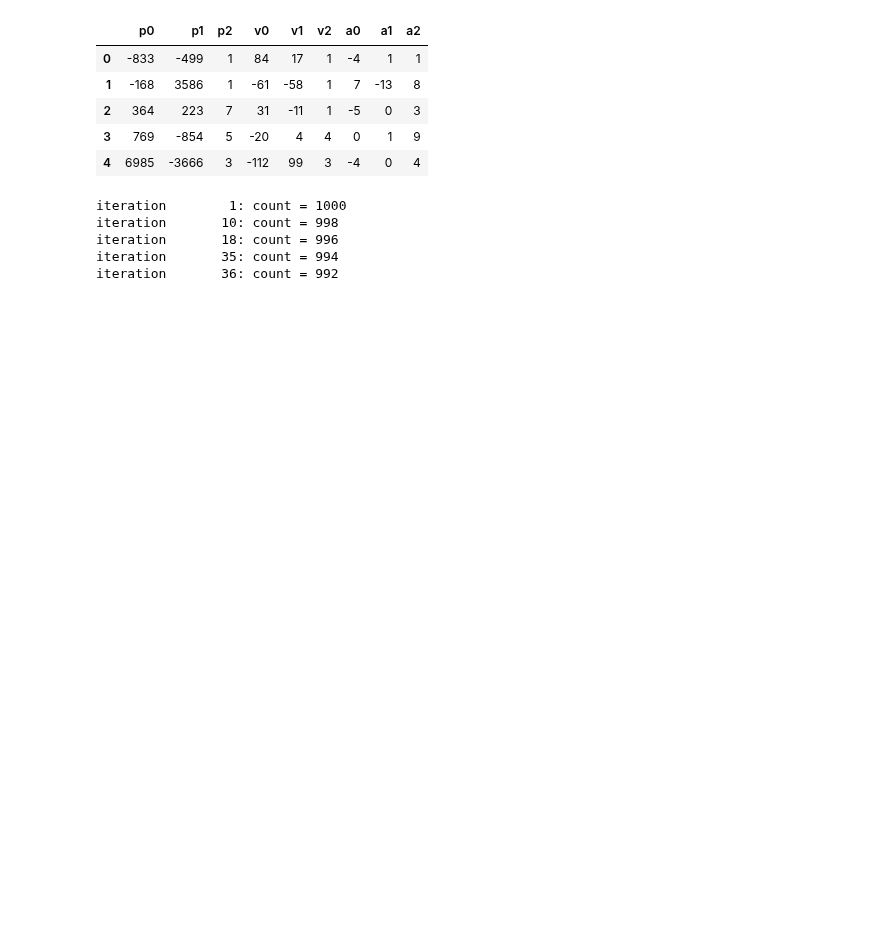
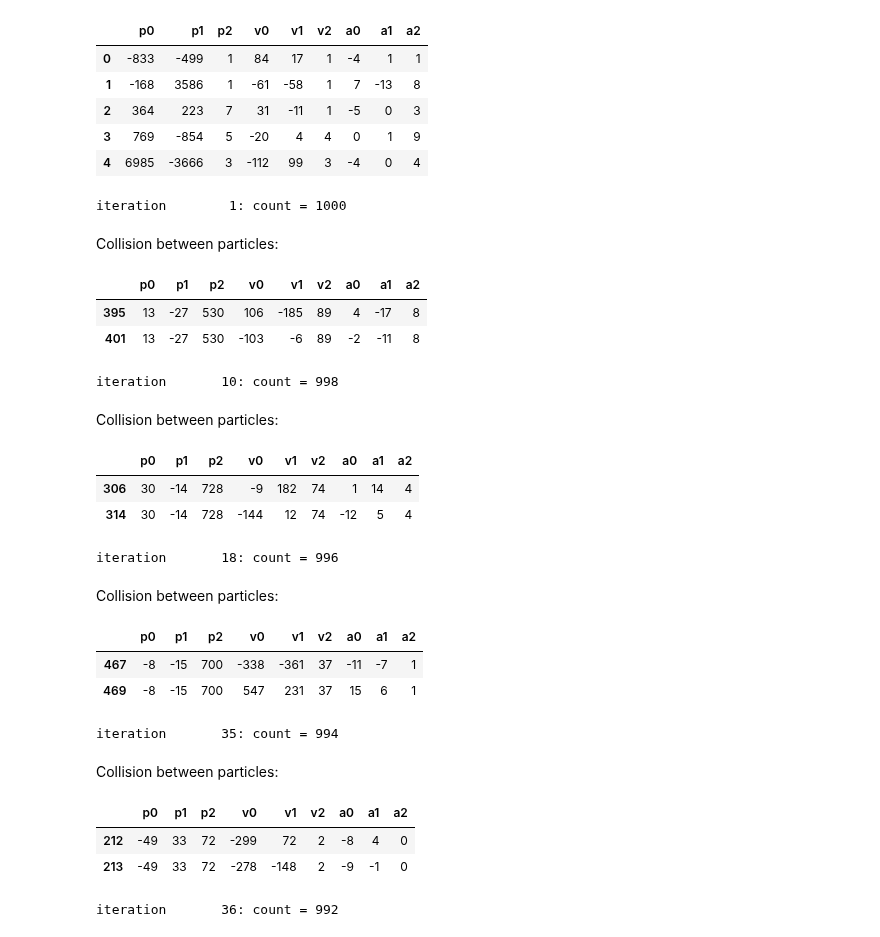
Before and after one commit to MarkNOakden/AdventOfCode, a Jupyter notebook: 17/20/day20.ipynb, the cells around one changed output. Saved outputs shown, nothing was run; the diff lists cells and outputs as text; code cells hidden in the pictures; blank space fills up the shorter version.

```diff
--- a/17/20/day20.ipynb
+++ b/17/20/day20.ipynb
@@ -133,21 +125,38 @@ sdf.head()
 # %%
-
-iters = 0
-lastcount = len(sdf)+1
+#display(sdf)
 while iters < 100:
-    sdf.loc[:, V] = sdf.loc[:, V] + sdf.loc[:, A].rename(columns=dict(zip(A, V)))
-    sdf.loc[:, P] = sdf.loc[:, P] + sdf.loc[:, V].rename(columns=dict(zip(V, P)))
-
+    sdf.loc[:, V] += sdf.loc[:, A].rename(columns=dict(zip(A, V)))
+    sdf.loc[:, P] += sdf.loc[:, V].rename(columns=dict(zip(V, P)))
+    #display(sdf)
     mask = ~sdf.duplicated(subset=P, keep=False) # keep = False == don't include ANY dupes in output
+    if sum(~mask) != 0:
+        display(HTML('Collision between particles:'))
+        display(sdf[~mask])
     sdf = sdf[mask].reset_index(drop=True)
     count = len(sdf)
     iters += 1
     if count != lastcount:
         print(f'iteration {iters:8}: count = {count}', flush=True)
         lastcount = count
 # %% [output]
 iteration        1: count = 1000
-iteration       10: count = 998
-iteration       18: count = 996
-iteration       35: count = 994
-iteration       36: count = 992
+Collision between particles:
+|  | p0 | p1 | p2 | v0 | v1 | v2 | a0 | a1 | a2 |
+| 395 | 13 | -27 | 530 | 106 | -185 | 89 | 4 | -17 | 8 |
+| 401 | 13 | -27 | 530 | -103 | -6 | 89 | -2 | -11 | 8 |
+iteration       10: count = 998
+Collision between particles:
+|  | p0 | p1 | p2 | v0 | v1 | v2 | a0 | a1 | a2 |
+| 306 | 30 | -14 | 728 | -9 | 182 | 74 | 1 | 14 | 4 |
+| 314 | 30 | -14 | 728 | -144 | 12 | 74 | -12 | 5 | 4 |
+iteration       18: count = 996
+Collision between particles:
+|  | p0 | p1 | p2 | v0 | v1 | v2 | a0 | a1 | a2 |
+| 467 | -8 | -15 | 700 | -338 | -361 | 37 | -11 | -7 | 1 |
+| 469 | -8 | -15 | 700 | 547 | 231 | 37 | 15 | 6 | 1 |
+iteration       35: count = 994
+Collision between particles:
+|  | p0 | p1 | p2 | v0 | v1 | v2 | a0 | a1 | a2 |
+| 212 | -49 | 33 | 72 | -299 | 72 | 2 | -8 | 4 | 0 |
+| 213 | -49 | 33 | 72 | -278 | -148 | 2 | -9 | -1 | 0 |
+iteration       36: count = 992
```
Also changed, not shown: parts of 18 cells of this notebook, 22 other files.
